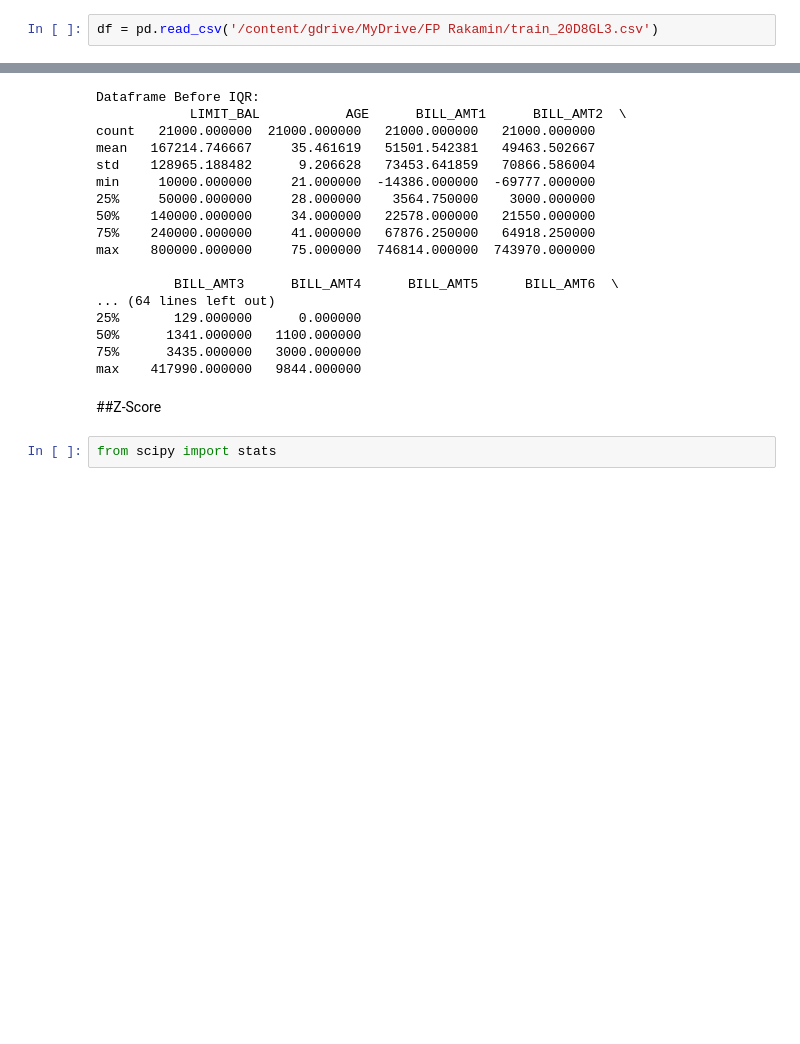
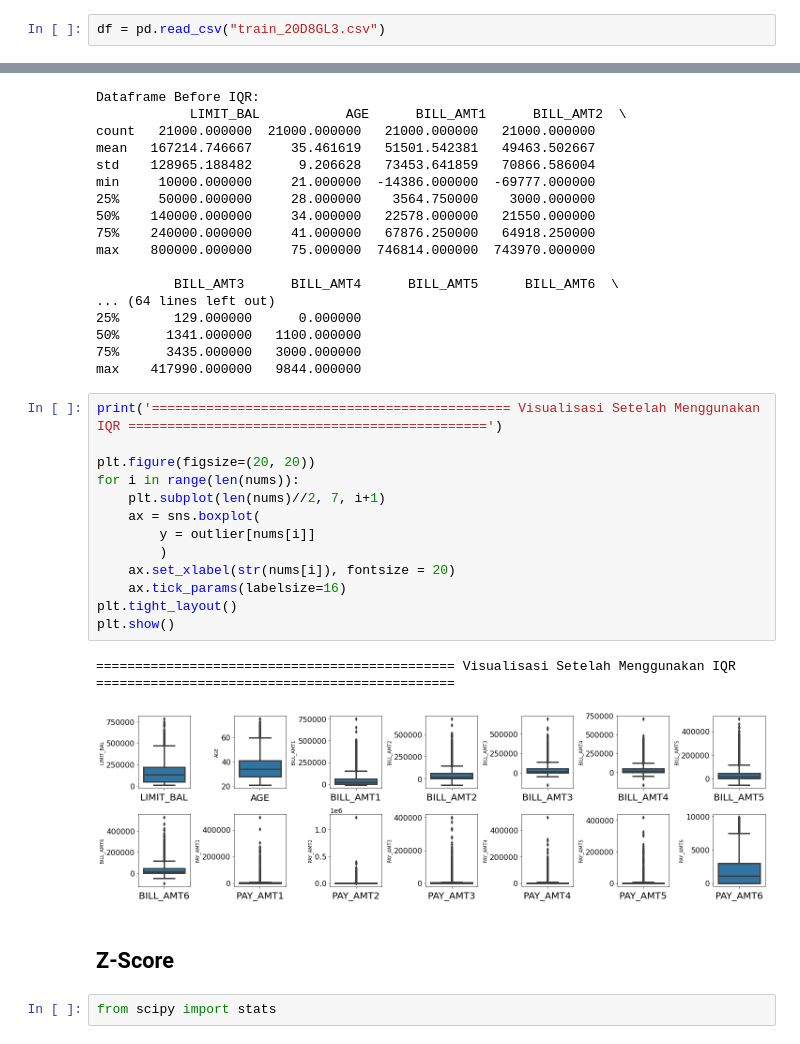
Before and after one commit to MizarCaniago/paymentdefault-4, a Jupyter notebook: Stage_2/Data_Pre-Processing.ipynb, the cells around one changed output, grey strips where cells are left out. Saved outputs shown, nothing was run; the diff lists cells and outputs as text; blank space fills up the shorter version.

Commit message:
revisi hadling outlier

```diff
--- a/Stage_2/Data_Pre-Processing.ipynb
+++ b/Stage_2/Data_Pre-Processing.ipynb
@@ -20,7 +20,7 @@ rcParams['ytick.labelsize'] = 'x-large'
 # %% [markdown]
 # Load Dataset
 # %%
-df = pd.read_csv('/content/gdrive/MyDrive/FP Rakamin/train_20D8GL3.csv')
+df = pd.read_csv("train_20D8GL3.csv")
 # %% [markdown]
 Dataset yang digunakan adalah data train untuk payment default prediction.
 Berikut link untuk mengakses datasetnya:
@@ -342,8 +342,24 @@ max    800000.000000     75.000000  746814.000000  743970.000000
 50%      1341.000000   1100.000000
 75%      3435.000000   3000.000000
 max    417990.000000   9844.000000
+# %%
+print('============================================== Visualisasi Setelah Menggunakan IQR ==============================================')
+
+plt.figure(figsize=(20, 20))
+for i in range(len(nums)):
+    plt.subplot(len(nums)//2, 7, i+1)
+    ax = sns.boxplot(
+        y = outlier[nums[i]]
+        )
+    ax.set_xlabel(str(nums[i]), fontsize = 20)
+    ax.tick_params(labelsize=16)
+plt.tight_layout()
+plt.show()
+# %% [output]
+============================================== Visualisasi Setelah Menggunakan IQR ==============================================
+[figure, added]
 # %% [markdown]
-##Z-Score
+## Z-Score
 # %%
 from scipy import stats
 # %%
```
Also changed, not shown: parts of 4 cells of this notebook.
